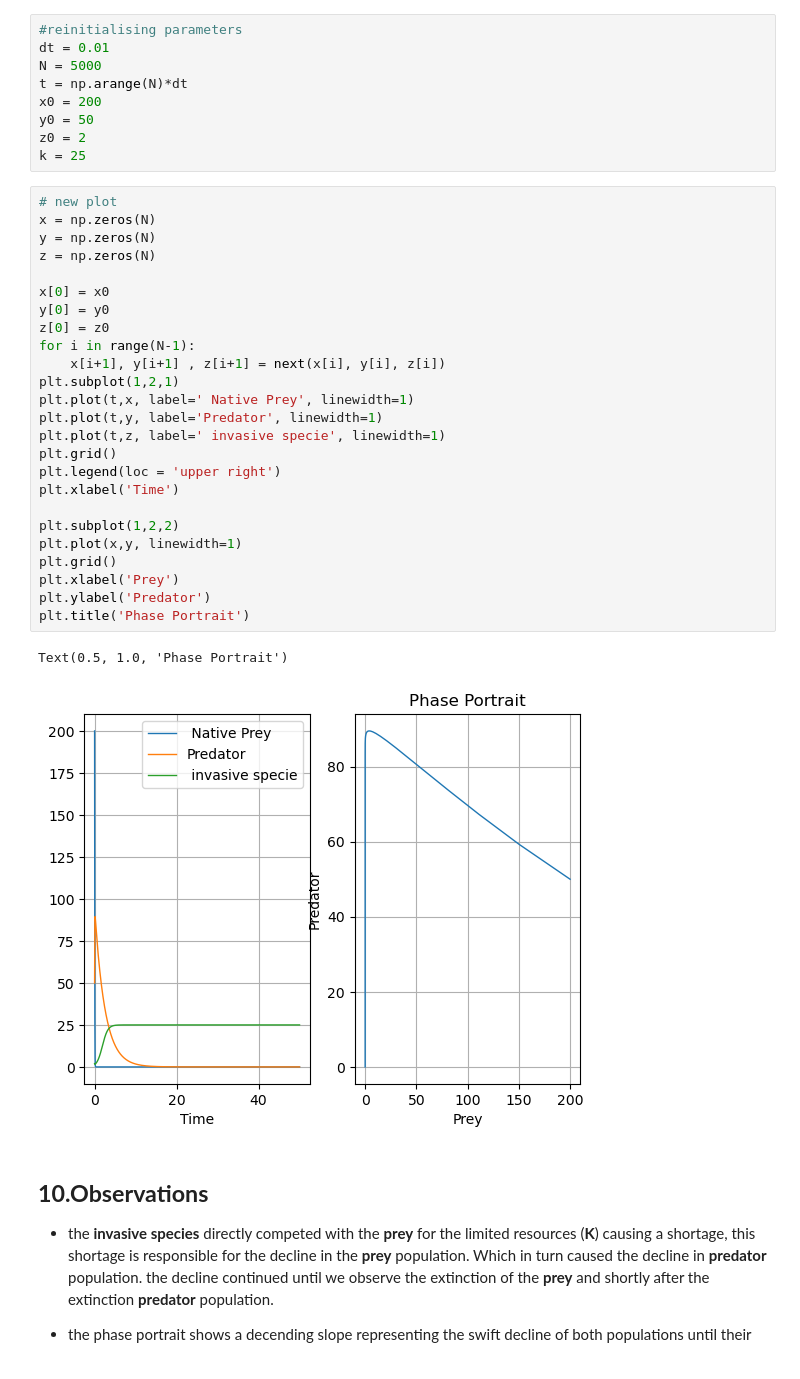
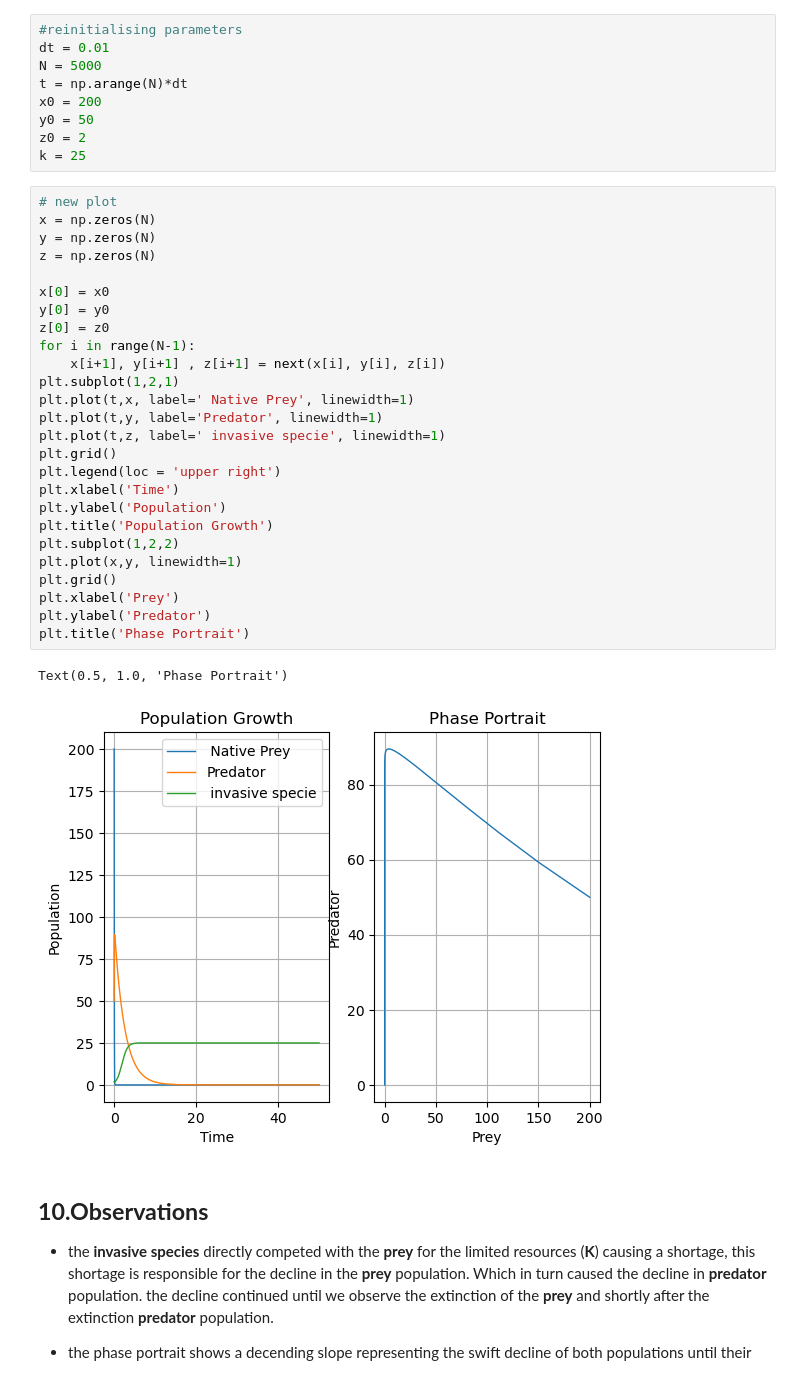
Before and after one commit to FaresAyadi055/Loktav-Volterra-equation-invasive-specie-effect-on-a-food-chain, a Jupyter notebook: Loktav-Volterra-equation-invasive-specie-effect-on-a-food-chain.ipynb, the cells around one changed output. Cells and saved outputs as stored; diff of their text form.

```diff
--- a/Loktav-Volterra-equation-invasive-specie-effect-on-a-food-chain.ipynb
+++ b/Loktav-Volterra-equation-invasive-specie-effect-on-a-food-chain.ipynb
@@ -267,31 +270,32 @@ k = 25
 # %%
 # new plot
 x = np.zeros(N)
 y = np.zeros(N)
 z = np.zeros(N)
 
 x[0] = x0
 y[0] = y0
 z[0] = z0
 for i in range(N-1):
     x[i+1], y[i+1] , z[i+1] = next(x[i], y[i], z[i])
 plt.subplot(1,2,1)
 plt.plot(t,x, label=' Native Prey', linewidth=1)
 plt.plot(t,y, label='Predator', linewidth=1)
 plt.plot(t,z, label=' invasive specie', linewidth=1)
 plt.grid()
 plt.legend(loc = 'upper right')
 plt.xlabel('Time')
-
+plt.ylabel('Population')
+plt.title('Population Growth')
 plt.subplot(1,2,2)
 plt.plot(x,y, linewidth=1)
 plt.grid()
 plt.xlabel('Prey')
 plt.ylabel('Predator')
 plt.title('Phase Portrait')
 # %% [output]
 Text(0.5, 1.0, 'Phase Portrait')
-[figure, old version]
+[figure, new version]
 # %% [markdown]
 ## **10.Observations**
 
```
Also changed, not shown: parts of 2 cells of this notebook.
